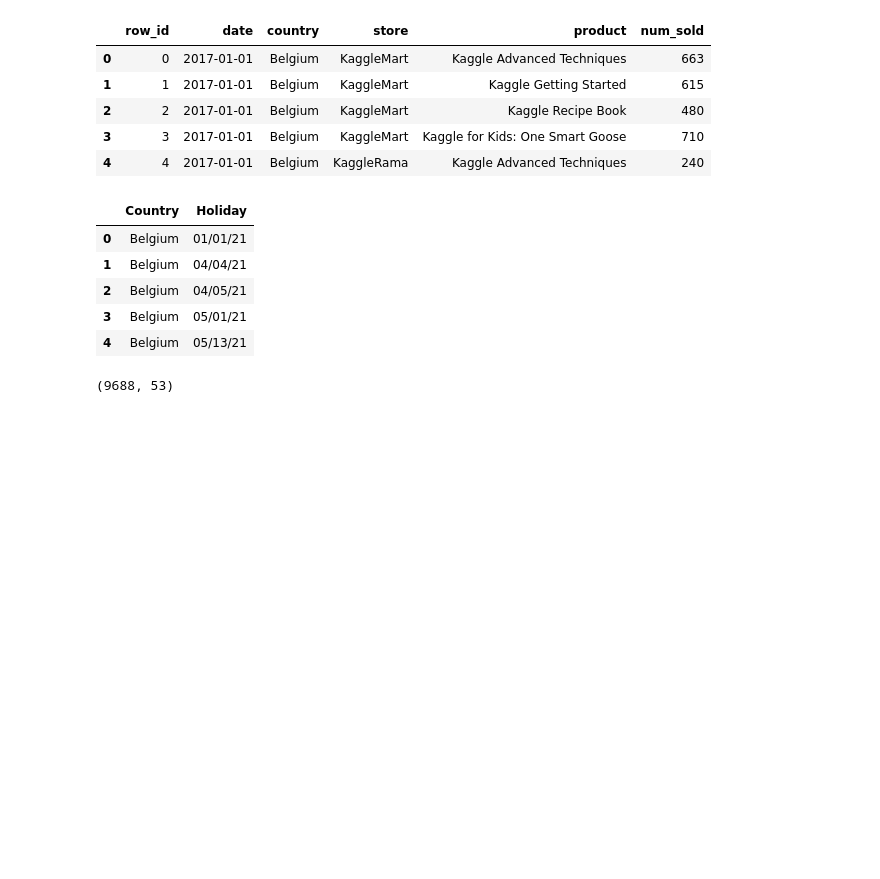
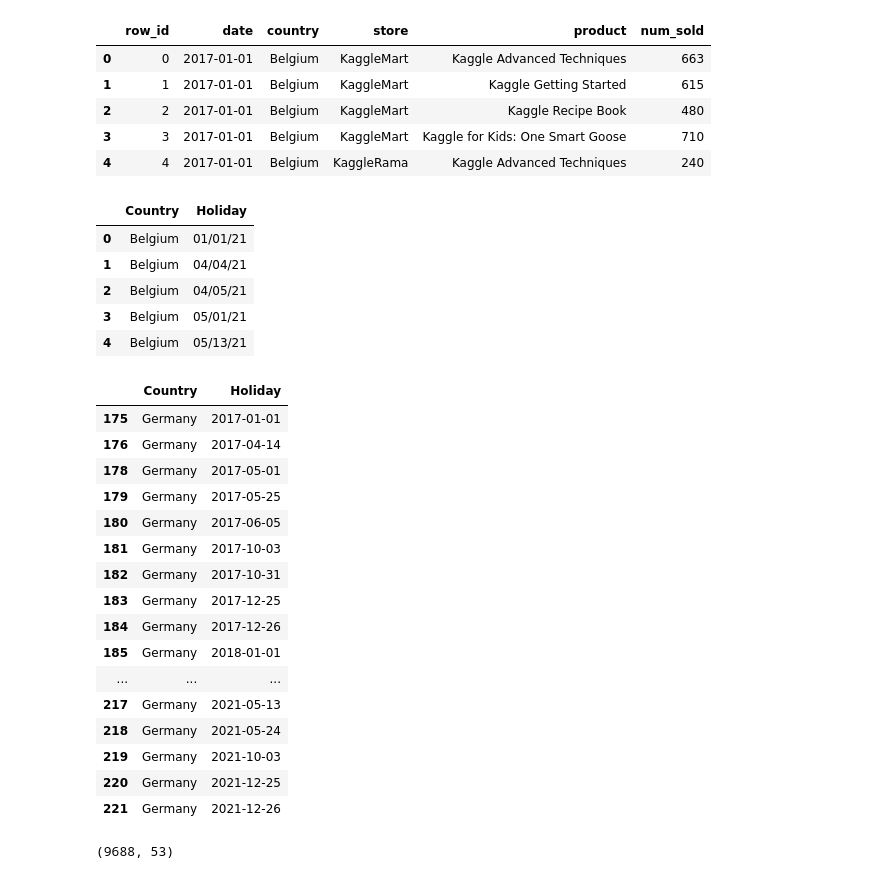
Before and after one commit to csquigley/Sept2022TPS, a Jupyter notebook: Sept22TPScomp-pytorch.ipynb, the cells around one changed output. Saved outputs shown, nothing was run; the diff lists cells and outputs as text; code cells hidden in the pictures; blank space fills up the shorter version.

```diff
--- a/Sept22TPScomp-pytorch.ipynb
+++ b/Sept22TPScomp-pytorch.ipynb
@@ -19,7 +19,7 @@ data.head()
 | 3 | 3 | 2017-01-01 | Belgium | KaggleMart | Kaggle for Kids: One Smart Goose | 710 |
 | 4 | 4 | 2017-01-01 | Belgium | KaggleRama | Kaggle Advanced Techniques | 240 |
 # %%
-country = 'Belgium'
+country = 'Germany'
 public_holidays = pd.read_csv("../data/EUpublicholidays.csv")
 public_holidays.head()
 # %% [output]
@@ -34,6 +34,26 @@ country_holidays = public_holidays.where(public_holidays['Country']==country)
 country_holidays = country_holidays.drop(np.where(country_holidays['Country'].isnull())[0])
 # %%
 country_holidays['Holiday']=pd.to_datetime(country_holidays['Holiday'])
+# %%
+country_holidays.head(100)
+# %% [output]
+|  | Country | Holiday |
+| 175 | Germany | 2017-01-01 |
+| 176 | Germany | 2017-04-14 |
+| 178 | Germany | 2017-05-01 |
+| 179 | Germany | 2017-05-25 |
+| 180 | Germany | 2017-06-05 |
+| 181 | Germany | 2017-10-03 |
+| 182 | Germany | 2017-10-31 |
+| 183 | Germany | 2017-12-25 |
+| 184 | Germany | 2017-12-26 |
+| 185 | Germany | 2018-01-01 |
+| ... | ... | ... |
+| 217 | Germany | 2021-05-13 |
+| 218 | Germany | 2021-05-24 |
+| 219 | Germany | 2021-10-03 |
+| 220 | Germany | 2021-12-25 |
+| 221 | Germany | 2021-12-26 |
 # %%
 data['date']=pd.to_datetime(data['date'])
 data['holiday'] = data['date'].isin(country_holidays['Holiday'])
```
Also changed, not shown: parts of 7 cells of this notebook, 2 other files.
